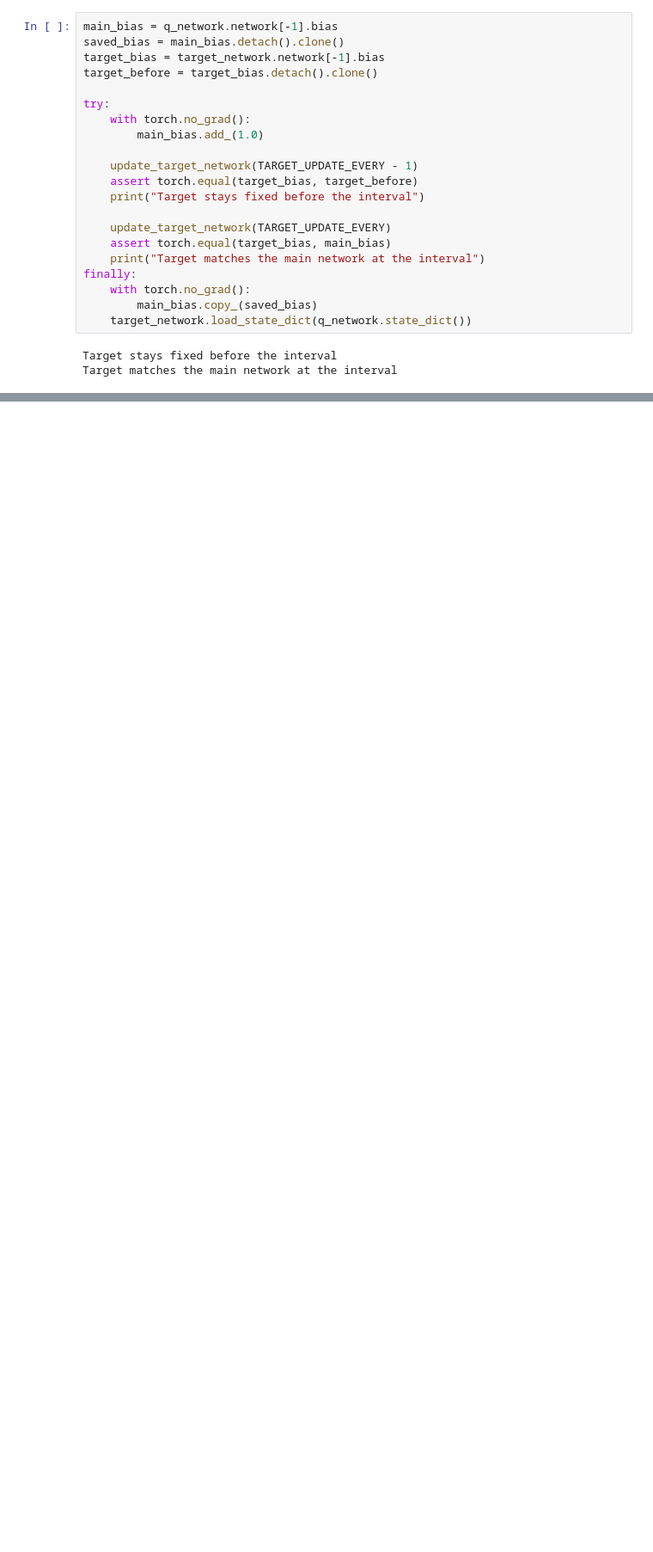
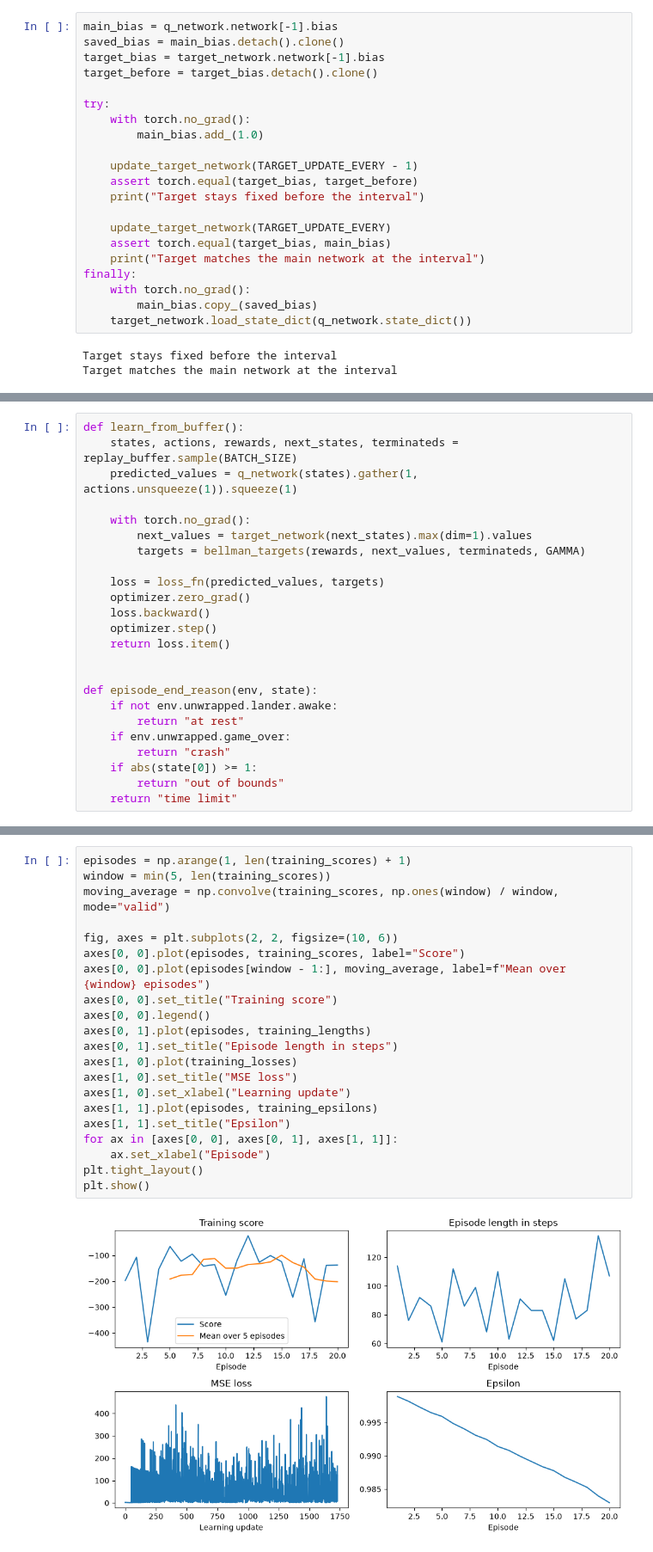
Before and after one commit to AlexandrG1209/starttrek, a Jupyter notebook: dqn.ipynb, the cells around one changed output, grey strips where cells are left out. Shown at 86% size. Saved outputs shown, nothing was run; the diff lists cells and outputs as text; blank space fills up the shorter version.

Commit message:
first dqn training run

```diff
--- a/dqn.ipynb
+++ b/dqn.ipynb
@@ -435,0 +491,24 @@ Next we calculate the Bellman target and the MSE loss, then add the weight updat
+# %%
+def learn_from_buffer():
+    states, actions, rewards, next_states, terminateds = replay_buffer.sample(BATCH_SIZE)
+    predicted_values = q_network(states).gather(1, actions.unsqueeze(1)).squeeze(1)
+
+    with torch.no_grad():
+        next_values = target_network(next_states).max(dim=1).values
+        targets = bellman_targets(rewards, next_values, terminateds, GAMMA)
+
+    loss = loss_fn(predicted_values, targets)
+    optimizer.zero_grad()
+    loss.backward()
+    optimizer.step()
+    return loss.item()
+
+
+def episode_end_reason(env, state):
+    if not env.unwrapped.lander.awake:
+        return "at rest"
+    if env.unwrapped.game_over:
+        return "crash"
+    if abs(state[0]) >= 1:
+        return "out of bounds"
+    return "time limit"
@@ -435,0 +625,23 @@ Next we calculate the Bellman target and the MSE loss, then add the weight updat
+# %%
+episodes = np.arange(1, len(training_scores) + 1)
+window = min(5, len(training_scores))
+moving_average = np.convolve(training_scores, np.ones(window) / window, mode="valid")
+
+fig, axes = plt.subplots(2, 2, figsize=(10, 6))
+axes[0, 0].plot(episodes, training_scores, label="Score")
+axes[0, 0].plot(episodes[window - 1:], moving_average, label=f"Mean over {window} episodes")
+axes[0, 0].set_title("Training score")
+axes[0, 0].legend()
+axes[0, 1].plot(episodes, training_lengths)
+axes[0, 1].set_title("Episode length in steps")
+axes[1, 0].plot(training_losses)
+axes[1, 0].set_title("MSE loss")
+axes[1, 0].set_xlabel("Learning update")
+axes[1, 1].plot(episodes, training_epsilons)
+axes[1, 1].set_title("Epsilon")
+for ax in [axes[0, 0], axes[0, 1], axes[1, 1]]:
+    ax.set_xlabel("Episode")
+plt.tight_layout()
+plt.show()
+# %% [output]
+[figure, added]
```
Also changed, not shown: parts of 14 cells of this notebook, 2 other files.
